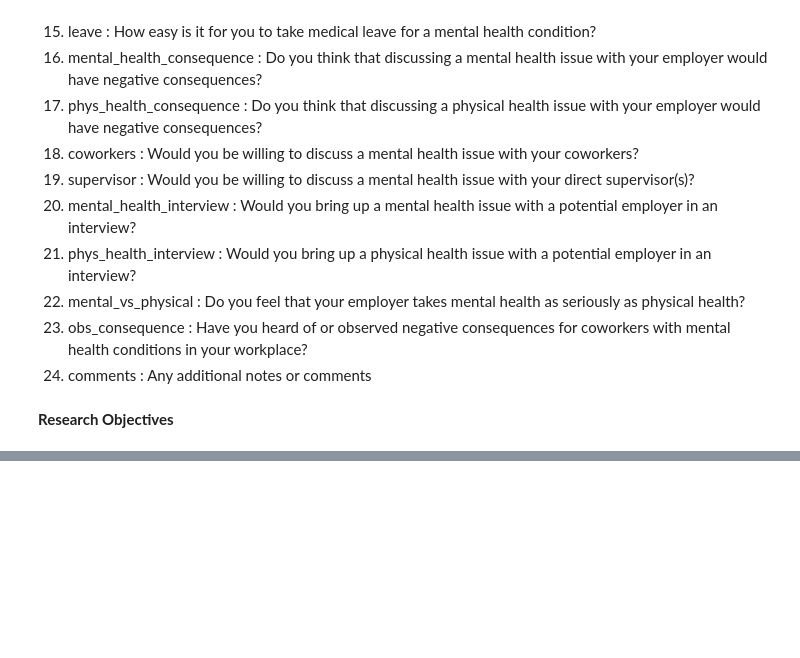
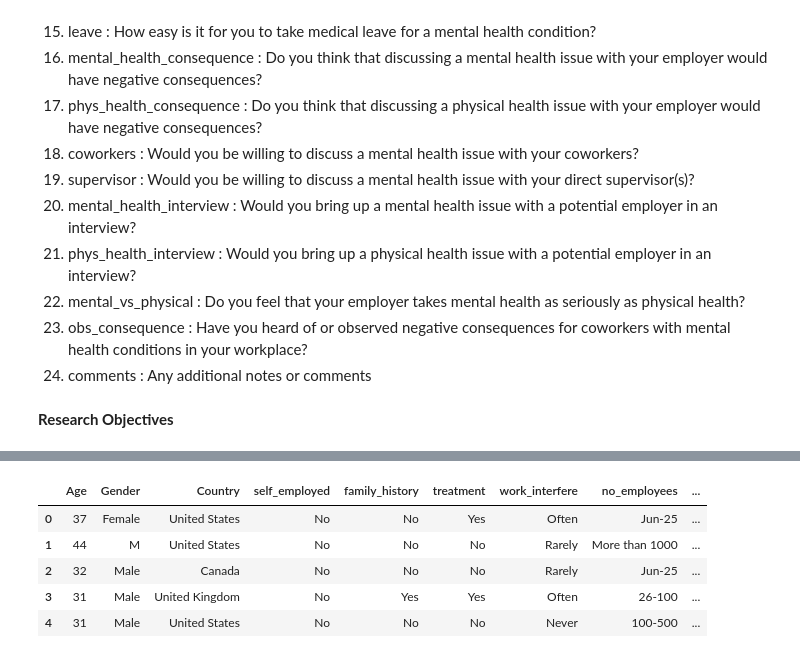
Before and after one commit to Calvince1/Cal, a Jupyter notebook: 149481_CSA.ipynb, the cells around one changed output, grey strips where cells are left out. Cells and saved outputs as stored; diff of their text form; code cells hidden in the pictures; blank space fills up the shorter version.

```diff
--- a/149481_CSA.ipynb
+++ b/149481_CSA.ipynb
@@ -67,0 +182,20 @@ data.head()
+# %%
+ #droping columns not useful in my EDA
+Df = df.drop(columns=['state', 'comments', 'Timestamp', ])
+# %%
+#Replacing Missing values
+# Fill in missing values in work_interfere column
+Df['work_interfere'] = SimpleImputer(missing_values=np.NaN,strategy = 'most_frequent') \
+                        .fit_transform(df['work_interfere'].values.reshape(-1,1))[:,0]
+
+Df['self_employed'] = SimpleImputer(missing_values=np.NaN,strategy = 'most_frequent') \
+                        .fit_transform(df['self_employed'].values.reshape(-1,1))[:,0]
+
+Df.head()
+# %% [output]
+|  | Age | Gender | Country | self_employed | family_history | treatment | work_interfere | no_employees | ... |
+| 0 | 37 | Female | United States | No | No | Yes | Often | Jun-25 | ... |
+| 1 | 44 | M | United States | No | No | No | Rarely | More than 1000 | ... |
+| 2 | 32 | Male | Canada | No | No | No | Rarely | Jun-25 | ... |
+| 3 | 31 | Male | United Kingdom | No | Yes | Yes | Often | 26-100 | ... |
+| 4 | 31 | Male | United States | No | No | No | Never | 100-500 | ... |
```
Also changed, not shown: parts of 23 cells of this notebook.
